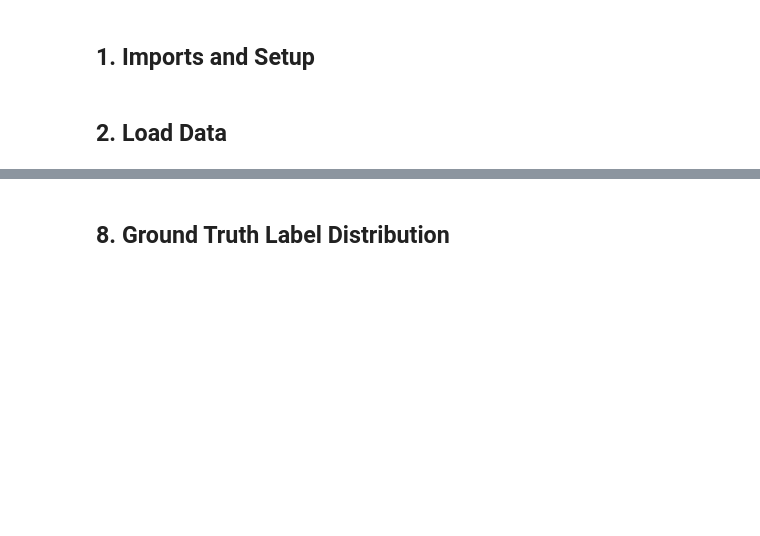
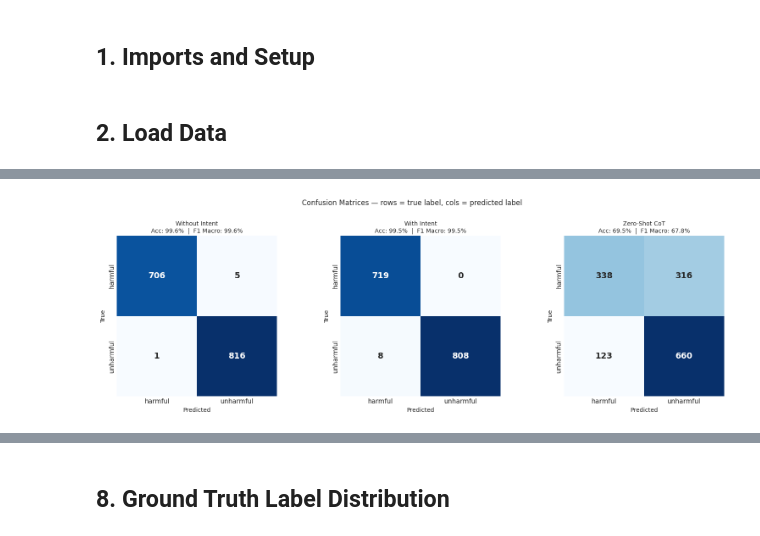
Before and after one commit to Jazhyc/aims-safety-classification, a Jupyter notebook: notebooks/reasoning_traces_analysis_llama.ipynb, the cells around one changed output, grey strips where cells are left out. Drawn from its saved outputs; the diff is of its cells as text; code cells hidden in the pictures; blank space fills up the shorter version.

```diff
--- a/notebooks/reasoning_traces_analysis_llama.ipynb
+++ b/notebooks/reasoning_traces_analysis_llama.ipynb
@@ -551,0 +204,37 @@ plt.show()
+# %%
+# Confusion matrices — clean heatmap style, no grid lines through cells
+fig, axes = plt.subplots(1, 3, figsize=(16, 5))
+
+for ax, condition in zip(axes, CONDITIONS):
+    metrics = all_metrics[condition]
+    cm = confusion_matrix(
+        metrics["y_true"], metrics["y_pred"],
+        labels=["harmful", "unharmful"]
+    )
+    sns.heatmap(
+        cm,
+        annot=True,
+        fmt="d",
+        cmap="Blues",
+        xticklabels=["harmful", "unharmful"],
+        yticklabels=["harmful", "unharmful"],
+        ax=ax,
+        linewidths=0,
+        linecolor="white",
+        cbar=False,
+        annot_kws={"size": 14, "weight": "bold"},
+        square=True,
+    )
+    ax.set_title(
+        f"{CONDITION_LABELS[condition]}\nAcc: {metrics['accuracy']*100:.1f}%  |  F1 Macro: {metrics['f1_macro']*100:.1f}%",
+        fontsize=10,
+    )
+    ax.set_xlabel("Predicted", fontsize=10)
+    ax.set_ylabel("True", fontsize=10)
+    ax.tick_params(axis="both", length=0)
+
+plt.suptitle("Confusion Matrices — rows = true label, cols = predicted label", fontsize=12, y=1.02)
+plt.tight_layout()
+plt.show()
+# %% [output]
+[figure, added]
```
Also changed, not shown: parts of 48 cells of this notebook.
